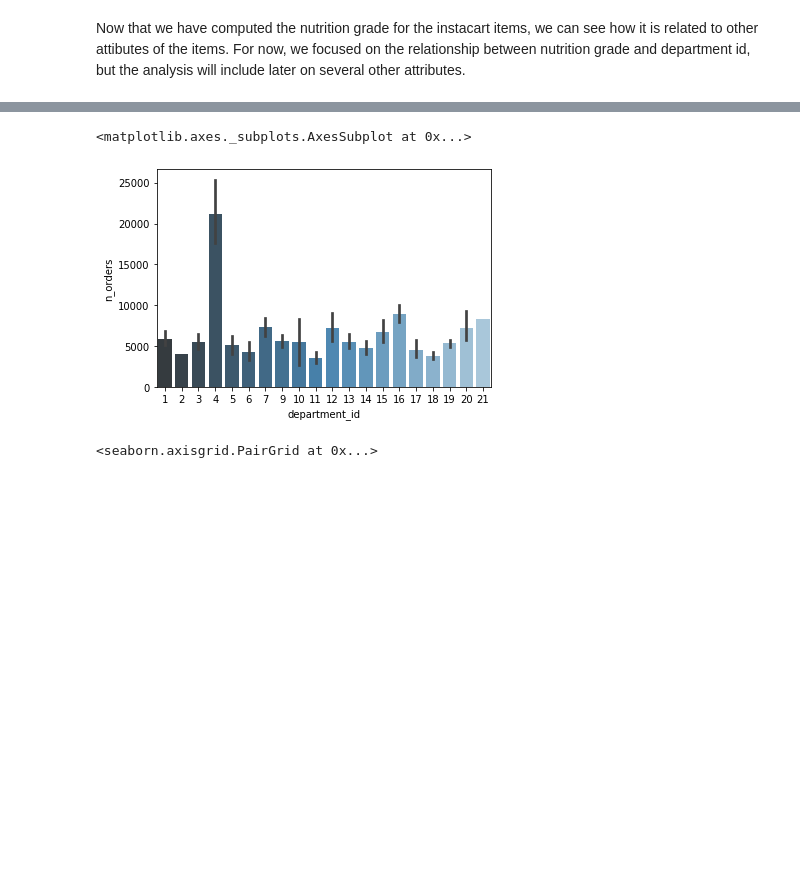
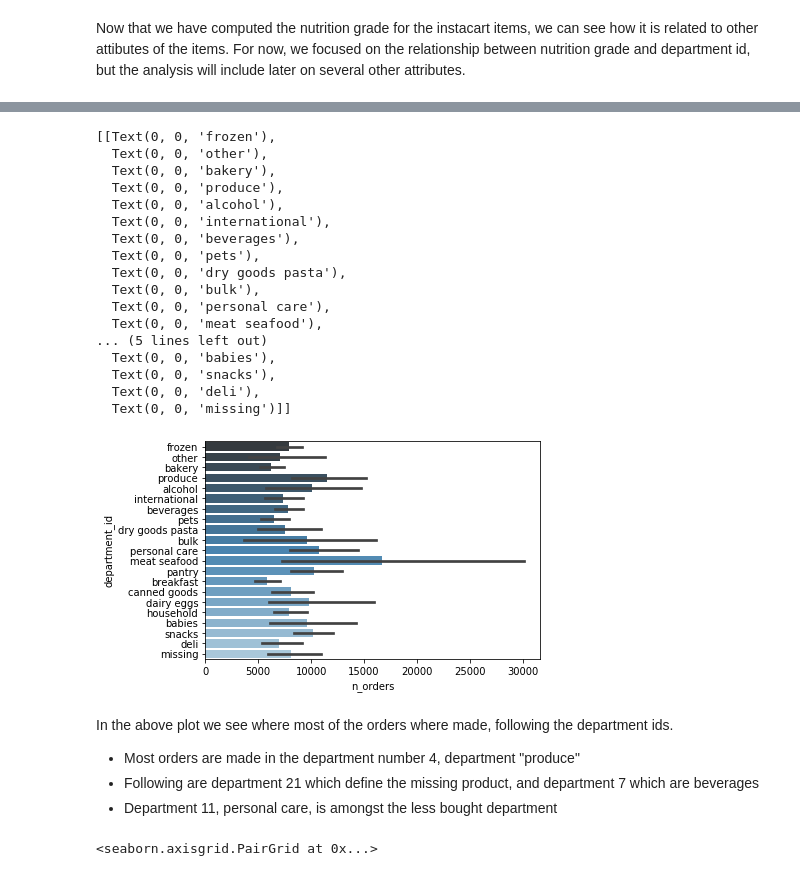
Before and after one commit to MarcBickel/project_gobigorgohome, a Jupyter notebook: openfood_lorenzo.ipynb, the cells around one changed output, grey strips where cells are left out. Saved outputs shown, nothing was run; the diff lists cells and outputs as text; code cells hidden in the pictures; blank space fills up the shorter version.

```diff
--- a/openfood_lorenzo.ipynb
+++ b/openfood_lorenzo.ipynb
@@ -645,8 +677,30 @@ Now that we have computed the nutrition grade for the instacart items, we can se
 # %%
-sns.barplot(data=prod_95,x='department_id',y='n_orders',palette="Blues_d")
+g = sns.barplot(data=prod_95,y='department_id',x='n_orders',palette="Blues_d", orient="h")
+g.set(yticklabels = dep.department)
 # %% [output]
-<matplotlib.axes._subplots.AxesSubplot at 0x...>
+[[Text(0, 0, 'frozen'),
+  Text(0, 0, 'other'),
+  Text(0, 0, 'bakery'),
+  Text(0, 0, 'produce'),
+  Text(0, 0, 'alcohol'),
+  Text(0, 0, 'international'),
+  Text(0, 0, 'beverages'),
+  Text(0, 0, 'pets'),
+  Text(0, 0, 'dry goods pasta'),
+  Text(0, 0, 'bulk'),
+  Text(0, 0, 'personal care'),
+  Text(0, 0, 'meat seafood'),
+... (5 lines left out)
+  Text(0, 0, 'babies'),
+  Text(0, 0, 'snacks'),
+  Text(0, 0, 'deli'),
+  Text(0, 0, 'missing')]]
-[figure, old version]
+[figure, new version]
+# %% [markdown]
+In the above plot we see where most of the orders where made, following the department ids.
+* Most orders are made in the department number 4, department "produce"
+* Following are department 21 which define the missing product, and department 7 which are beverages
+* Department 11, personal care, is amongst the less bought department
 # %%
 sns.pairplot(prod_95,vars=nutritional_grades,hue='department_id',palette="Blues_d")
 # %% [output]
```
Also changed, not shown: parts of 25 cells of this notebook.
